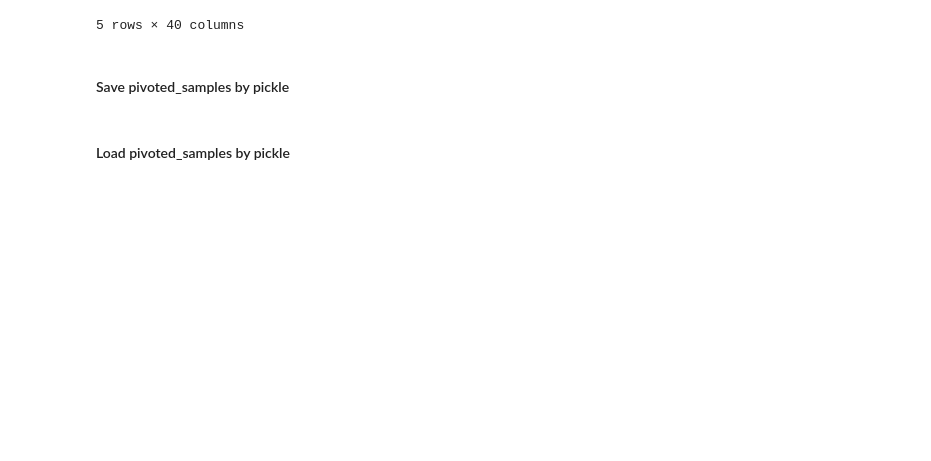
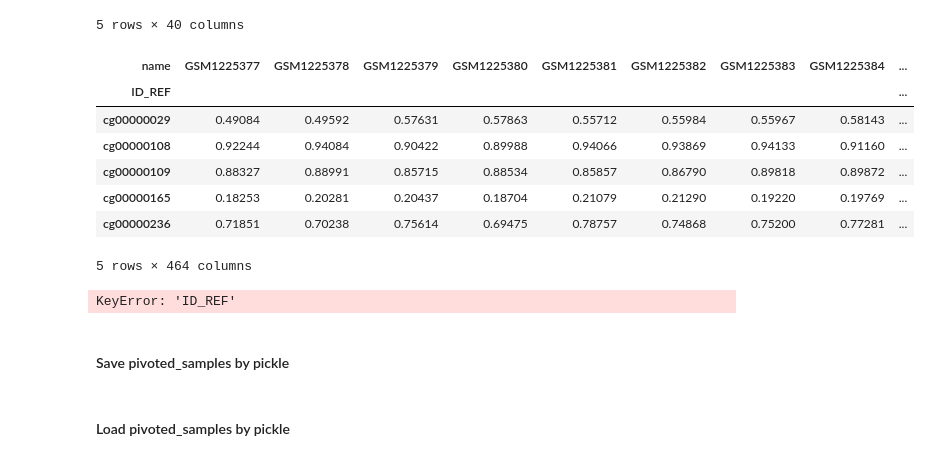
Before and after one commit to curryhank08/analyze-data-from-GEO-in-python, a Jupyter notebook: LR_in_python.ipynb, the cells around one changed output. Drawn from its saved outputs; the diff is of its cells as text; code cells hidden in the pictures; blank space fills up the shorter version.

```diff
--- a/LR_in_python.ipynb
+++ b/LR_in_python.ipynb
@@ -103,0 +80,3 @@ gse30870 = GEOparse.get_GEO(geo="GSE30870", destdir="./")
+# %%
+#Parse the GEO data using the Accession ID
+gse56105 = GEOparse.get_GEO(geo="GSE56105", destdir="./")
@@ -113,6 +110,16 @@ import pickle
 # Save the gse object to a local file
 with open('gse30870_data.pickle', 'wb') as file:
     pickle.dump(gse30870, file)
+# %%
+import pickle
+# Save the gse object to a local file
+with open('gse50660_data.pickle', 'wb') as file:
+    pickle.dump(gse50660, file)
+# %%
+import pickle
+# Save the gse object to a local file
+with open('gse56105_data.pickle', 'wb') as file:
+    pickle.dump(gse56105, file)
 # %% [markdown]
 ### Load the data from saved data by pickle next time
 # %%
@@ -125,3 +132,8 @@ import pickle
 # Load the gse object from the local file
 with open('gse30870_data.pickle', 'rb') as file:
     gse30870 = pickle.load(file)
+# %%
+import pickle
+# Load the gse object from the local file
+with open('gse50660_data.pickle', 'rb') as file:
+    gse50660 = pickle.load(file)
@@ -153,6 +161,25 @@ pivoted_samples_30870.head()
 | cg00000165 | 0.224364 | 0.250897 | 0.448367 | 0.260894 | 0.212312 | 0.197441 | 0.246273 | 0.292675 | 0.348315 | ... |
 | cg00000236 | 0.767334 | 0.766549 | 0.691688 | 0.699813 | 0.792673 | 0.677960 | 0.727327 | 0.721338 | 0.768020 | ... |
 5 rows × 40 columns
+# %%
+#Visualization of expression matrix
+pivoted_samples_50660 = gse50660.pivot_samples('VALUE')
+pivoted_samples_50660.head()
+# %% [output]
+| name | GSM1225377 | GSM1225378 | GSM1225379 | GSM1225380 | GSM1225381 | GSM1225382 | GSM1225383 | GSM1225384 | ... |
+| ID_REF |  |  |  |  |  |  |  |  | ... |
+| cg00000029 | 0.49084 | 0.49592 | 0.57631 | 0.57863 | 0.55712 | 0.55984 | 0.55967 | 0.58143 | ... |
+| cg00000108 | 0.92244 | 0.94084 | 0.90422 | 0.89988 | 0.94066 | 0.93869 | 0.94133 | 0.91160 | ... |
+| cg00000109 | 0.88327 | 0.88991 | 0.85715 | 0.88534 | 0.85857 | 0.86790 | 0.89818 | 0.89872 | ... |
+| cg00000165 | 0.18253 | 0.20281 | 0.20437 | 0.18704 | 0.21079 | 0.21290 | 0.19220 | 0.19769 | ... |
+| cg00000236 | 0.71851 | 0.70238 | 0.75614 | 0.69475 | 0.78757 | 0.74868 | 0.75200 | 0.77281 | ... |
+5 rows × 464 columns
+# %%
+#Visualization of expression matrix
+pivoted_samples_56105 = gse56105.pivot_samples('VALUE')
+pivoted_samples_56105.head()
+# %% [output]
+KeyError: 'ID_REF'
 # %% [markdown]
 #### Save pivoted_samples by pickle
 # %%
```
Also changed, not shown: parts of 31 cells of this notebook.
